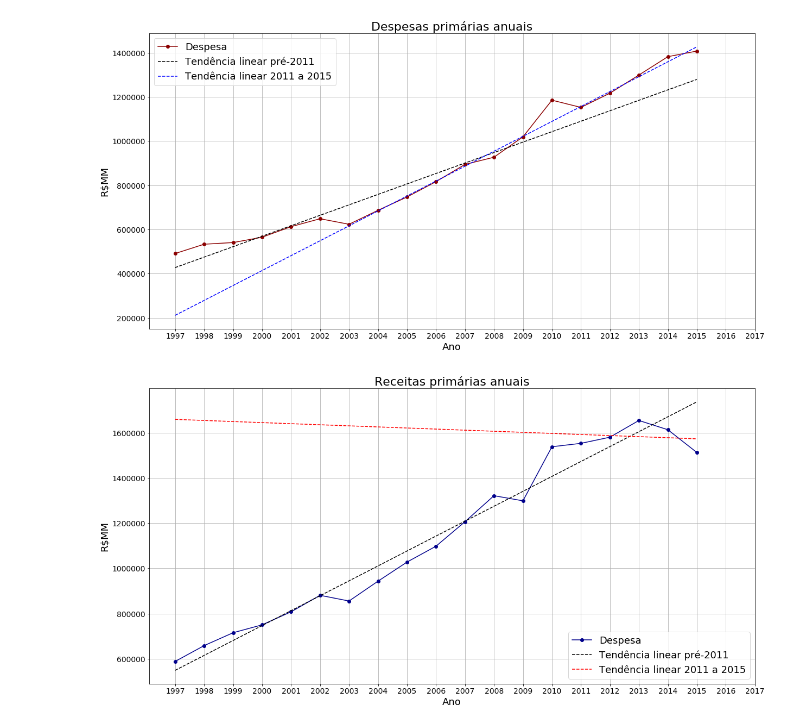
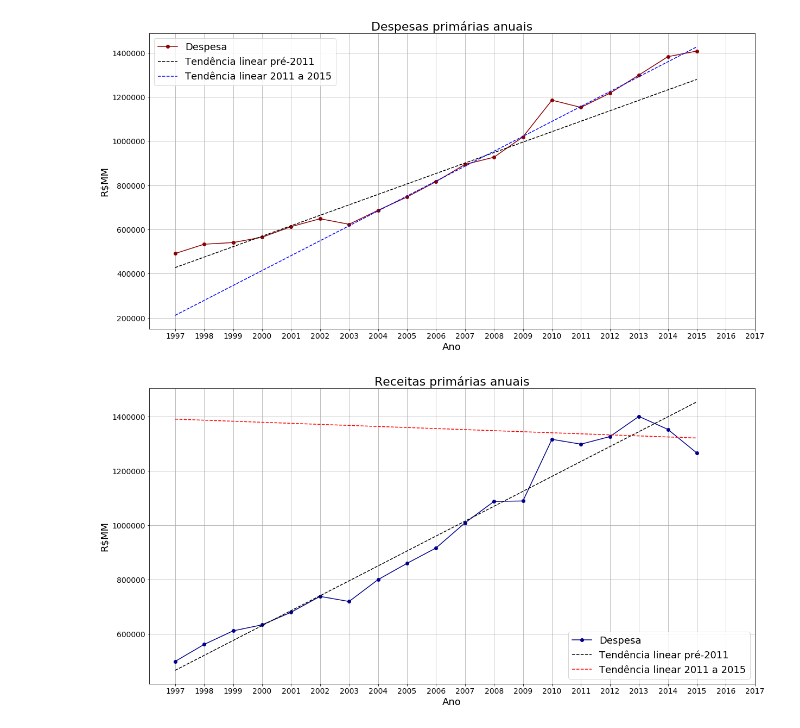
Before and after one commit to paulohubert/resultado_primario, a Jupyter notebook: analise_resultado_primario.ipynb, the cells around one changed output. Saved outputs shown, nothing was run; the diff lists cells and outputs as text; code cells hidden in the pictures.

```diff
--- a/analise_resultado_primario.ipynb
+++ b/analise_resultado_primario.ipynb
@@ -186,31 +232,31 @@ plt.grid(True)
 # %%
 # Receita
 # Comparando tendências lineares pré 2011 x pós 2011 (inclusive), descartando dados após 2015
 x = np.array(range(len(dados_ano.loc[dados_ano.Ano <=2015, 'Ano'])))
 
-y1 = dados_ano.loc[(dados_ano.Ano < 2011) & (dados_ano.Ano <= 2015), 'Receita']
+y1 = dados_ano.loc[(dados_ano.Ano < 2011) & (dados_ano.Ano <= 2015), 'recliq']
 n = len(y1)
 b, a = np.polyfit(x[:n], y1, deg = 1)
 lintrend1 = a + b*x
 
 n2 = len(dados_ano[(dados_ano.Ano >= 2011) & (dados_ano.Ano <= 2015)])
-y2 = dados_ano.loc[(dados_ano.Ano >= 2011) & (dados_ano.Ano <= 2015), 'Receita']
+y2 = dados_ano.loc[(dados_ano.Ano >= 2011) & (dados_ano.Ano <= 2015), 'recliq']
 b2, a2 = np.polyfit(x[n:], y2, deg = 1)
 lintrend2 = a2 + b2*x
 
 fig = plt.figure(figsize = (20, 10))
 
-plt.plot(dados_ano.loc[dados_ano.Ano <=2015, 'Ano'], dados_ano.loc[dados_ano.Ano <=2015, 'Receita'], 'o-', label = 'Despesa', color = 'darkblue')
+plt.plot(dados_ano.loc[dados_ano.Ano <=2015, 'Ano'], dados_ano.loc[dados_ano.Ano <=2015, 'recliq'], 'o-', label = 'Despesa', color = 'darkblue')
 plt.plot(dados_ano.loc[dados_ano.Ano <=2015, 'Ano'], lintrend1, '--', label = 'Tendência linear pré-2011', color = 'black')
 plt.plot(dados_ano.loc[dados_ano.Ano <=2015, 'Ano'], lintrend2, '--', label = 'Tendência linear 2011 a 2015', color = 'red')
 
 plt.legend(fontsize = 18)
 plt.xticks(fontsize = 14)
 plt.yticks(fontsize = 14)
 plt.xlabel('Ano', fontsize = 18)
 plt.ylabel('R$MM', fontsize = 18)
 plt.title('Receitas primárias anuais', fontsize = 22)
 plt.xticks(ticks = range(1997,2018))
 plt.grid(True)
 # %% [output]
-[figure, old version]
+[figure, new version]
```
Also changed, not shown: parts of 9 cells of this notebook, 3 other files.
